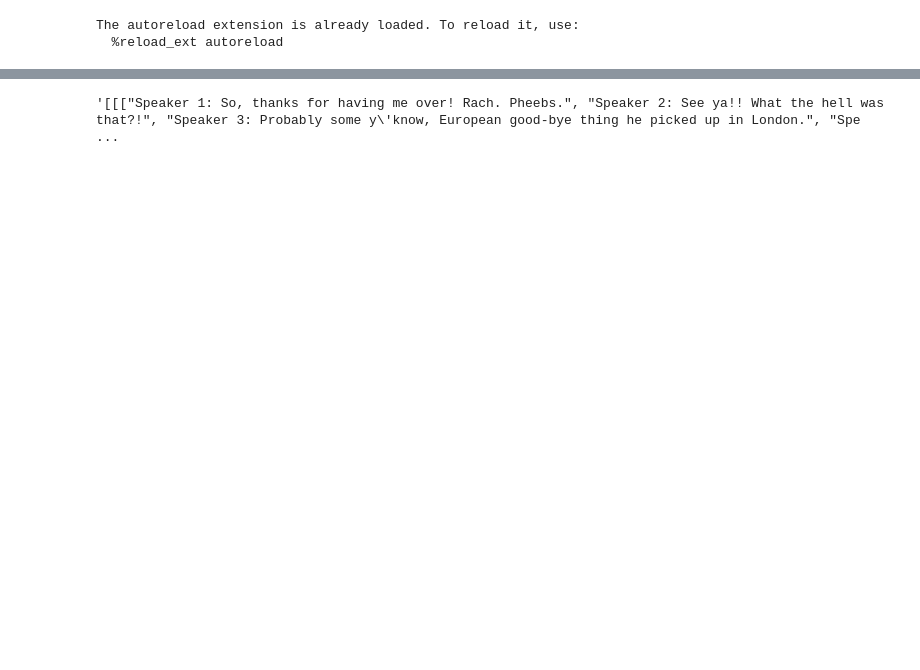
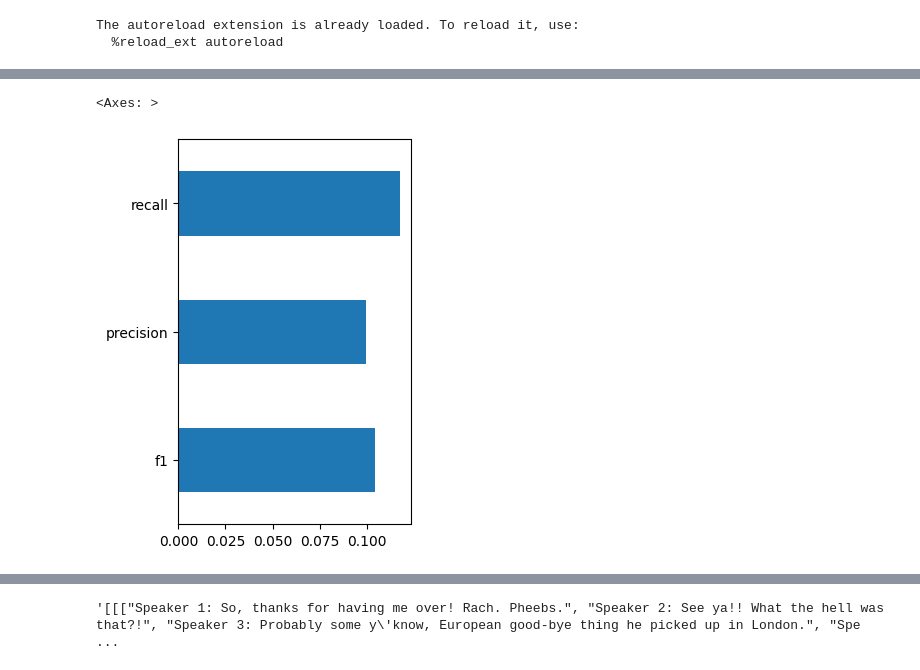
Before and after one commit to murilobellatini/RelNetCare, a Jupyter notebook: reports/02_data_transformation/develop-dialogre-to-llm-format.ipynb, the cells around one changed output, grey strips where cells are left out. Saved outputs shown, nothing was run; the diff lists cells and outputs as text; code cells hidden in the pictures; blank space fills up the shorter version.

```diff
--- a/reports/02_data_transformation/develop-dialogre-to-llm-format.ipynb
+++ b/reports/02_data_transformation/develop-dialogre-to-llm-format.ipynb
@@ -261,0 +312,5 @@ df.sort_values('f1')
+# %%
+df[['f1', 'precision', 'recall' ]].mean().plot(kind='barh', alpha=1, figsize=(3, 5))
+# %% [output]
+<Axes: >
+[figure, added]
```
Also changed, not shown: parts of 16 cells of this notebook, 3 other files.
